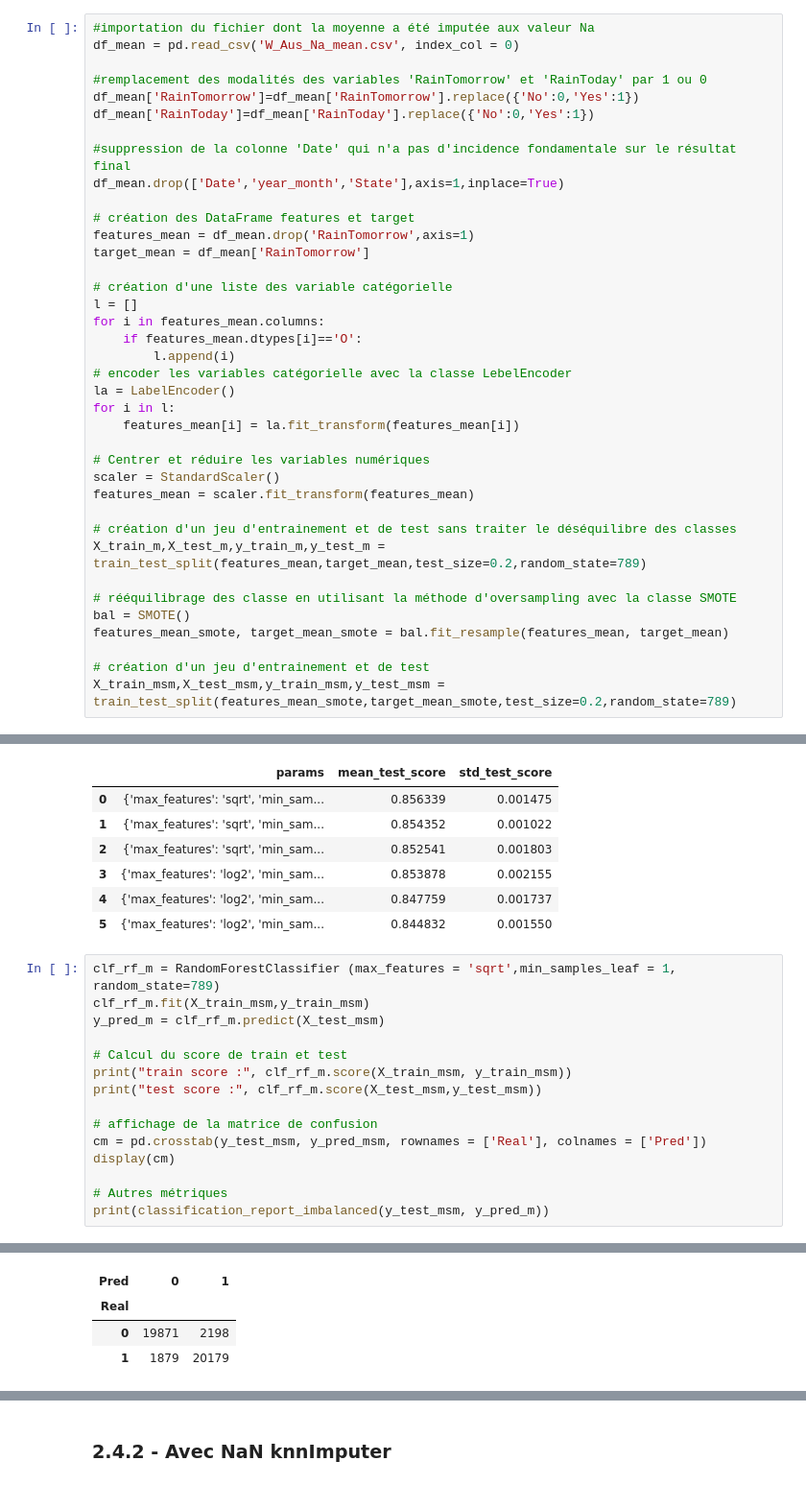
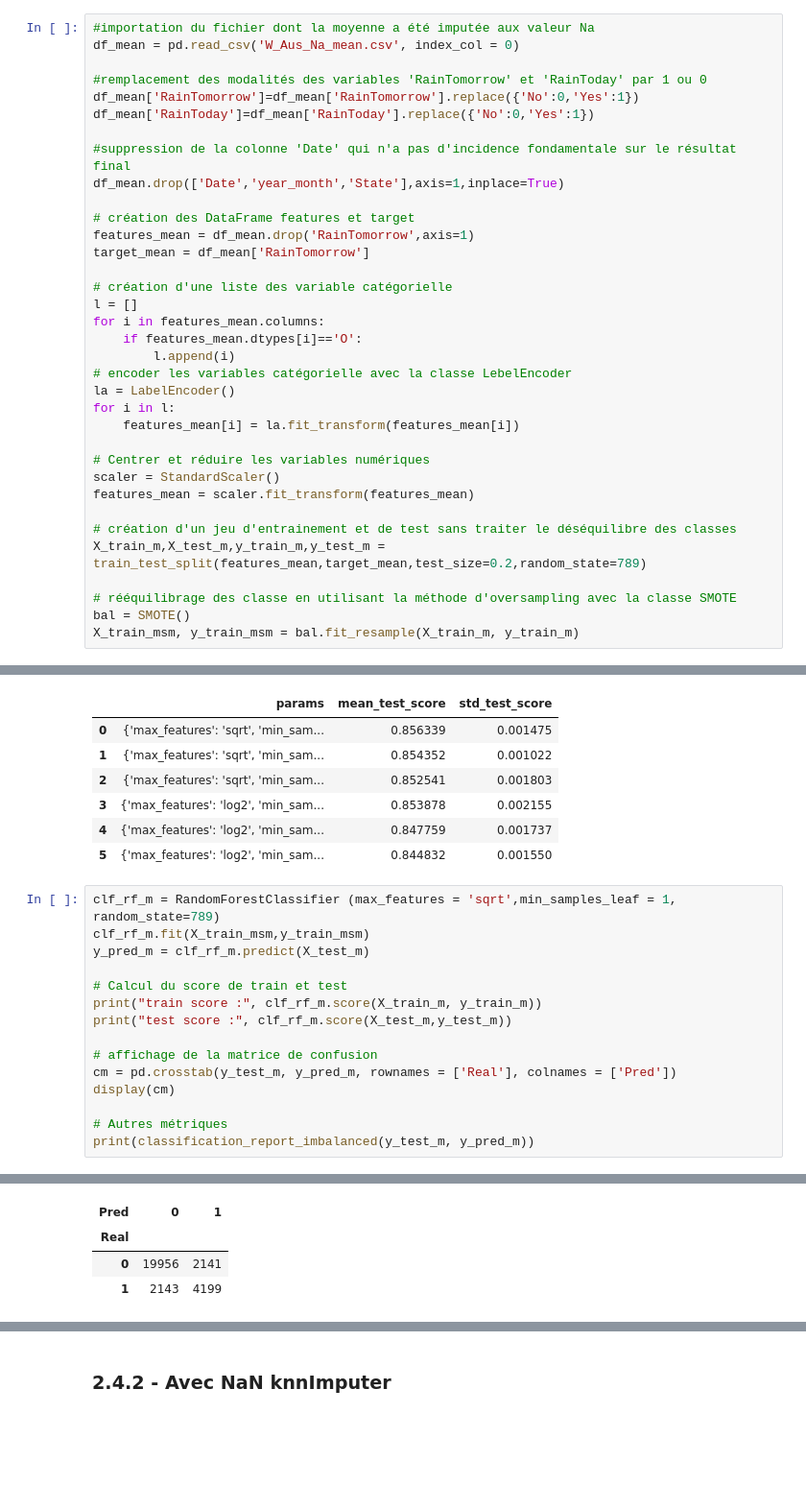
Before and after one commit to Romainpf/RainTomorrw, a Jupyter notebook: fev22_bds_meteo_V4.1.ipynb, the cells around one changed output, grey strips where cells are left out. Shown at 96% size. Saved outputs shown, nothing was run; the diff lists cells and outputs as text; blank space fills up the shorter version.

```diff
--- a/fev22_bds_meteo_V4.1.ipynb
+++ b/fev22_bds_meteo_V4.1.ipynb
@@ -667,10 +667,7 @@ X_train_m,X_test_m,y_train_m,y_test_m = train_test_split(features_mean,target_me
 
 # rééquilibrage des classe en utilisant la méthode d'oversampling avec la classe SMOTE
 bal = SMOTE()
-features_mean_smote, target_mean_smote = bal.fit_resample(features_mean, target_mean)
-
-# création d'un jeu d'entrainement et de test
-X_train_msm,X_test_msm,y_train_msm,y_test_msm = train_test_split(features_mean_smote,target_mean_smote,test_size=0.2,random_state=789)
+X_train_msm, y_train_msm = bal.fit_resample(X_train_m, y_train_m)
 # %% [markdown]
 ## 1.3 - Preparation des données (avec NaN knnImputer)
 # %%
@@ -1068,17 +1062,17 @@ pd.DataFrame(gridcv.cv_results_)[['params', 'mean_test_score','std_test_score']]
 # %%
 clf_rf_m = RandomForestClassifier (max_features = 'sqrt',min_samples_leaf = 1, random_state=789)
 clf_rf_m.fit(X_train_msm,y_train_msm)
-y_pred_m = clf_rf_m.predict(X_test_msm)
+y_pred_m = clf_rf_m.predict(X_test_m)
 
 # Calcul du score de train et test
-print("train score :", clf_rf_m.score(X_train_msm, y_train_msm))
-print("test score :", clf_rf_m.score(X_test_msm,y_test_msm))
+print("train score :", clf_rf_m.score(X_train_m, y_train_m))
+print("test score :", clf_rf_m.score(X_test_m,y_test_m))
 
 # affichage de la matrice de confusion
-cm = pd.crosstab(y_test_msm, y_pred_msm, rownames = ['Real'], colnames = ['Pred'])
+cm = pd.crosstab(y_test_m, y_pred_m, rownames = ['Real'], colnames = ['Pred'])
 display(cm)
 
 # Autres métriques
-print(classification_report_imbalanced(y_test_msm, y_pred_m))
+print(classification_report_imbalanced(y_test_m, y_pred_m))
 # %% [output]
 train score : 1.0
@@ -1086,6 +1080,6 @@ test score : 0.9076075871915154
 | Pred | 0 | 1 |
 | Real |  |  |
-| 0 | 19871 | 2198 |
-| 1 | 1879 | 20179 |
+| 0 | 19956 | 2141 |
+| 1 | 2143 | 4199 |
                    pre       rec       spe        f1       geo       iba       sup
 
```
Also changed, not shown: parts of 14 cells of this notebook.
